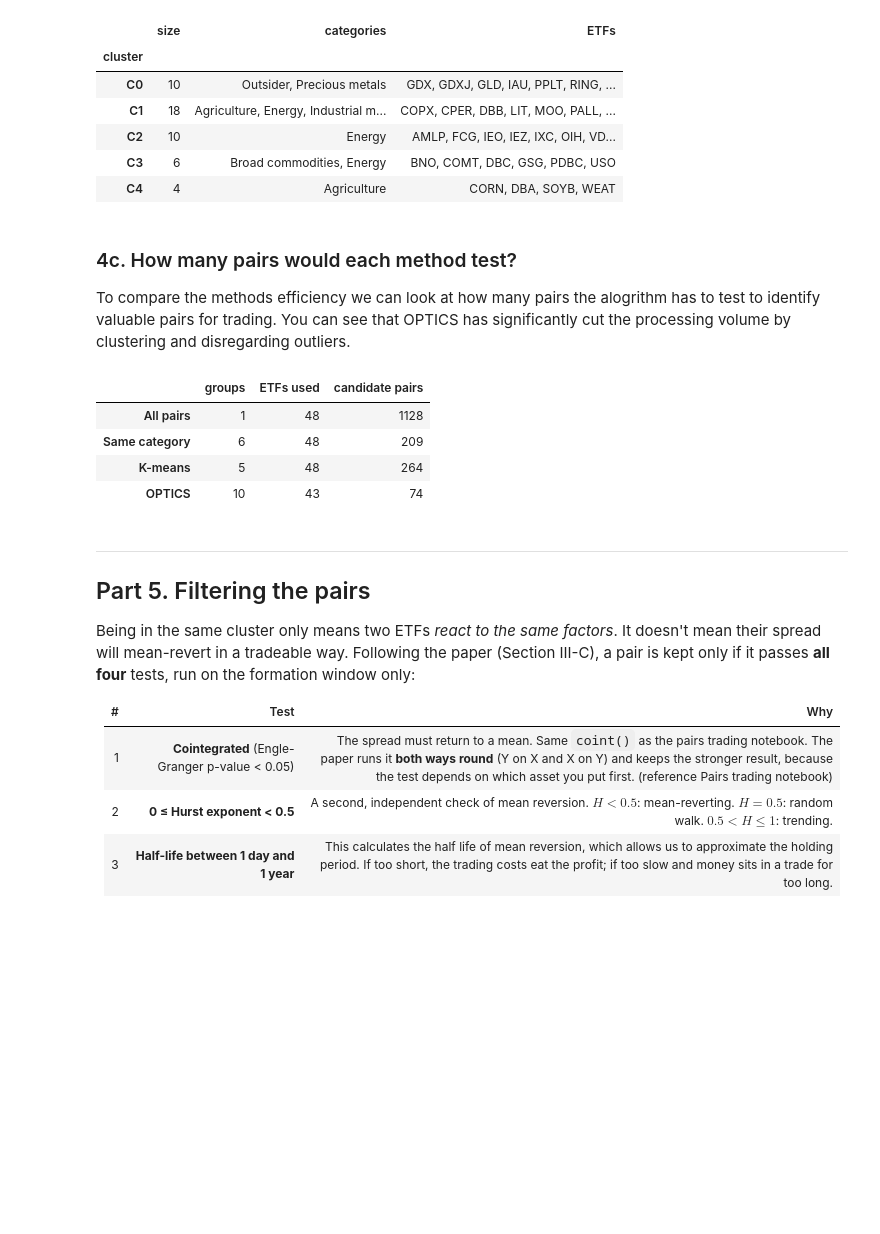
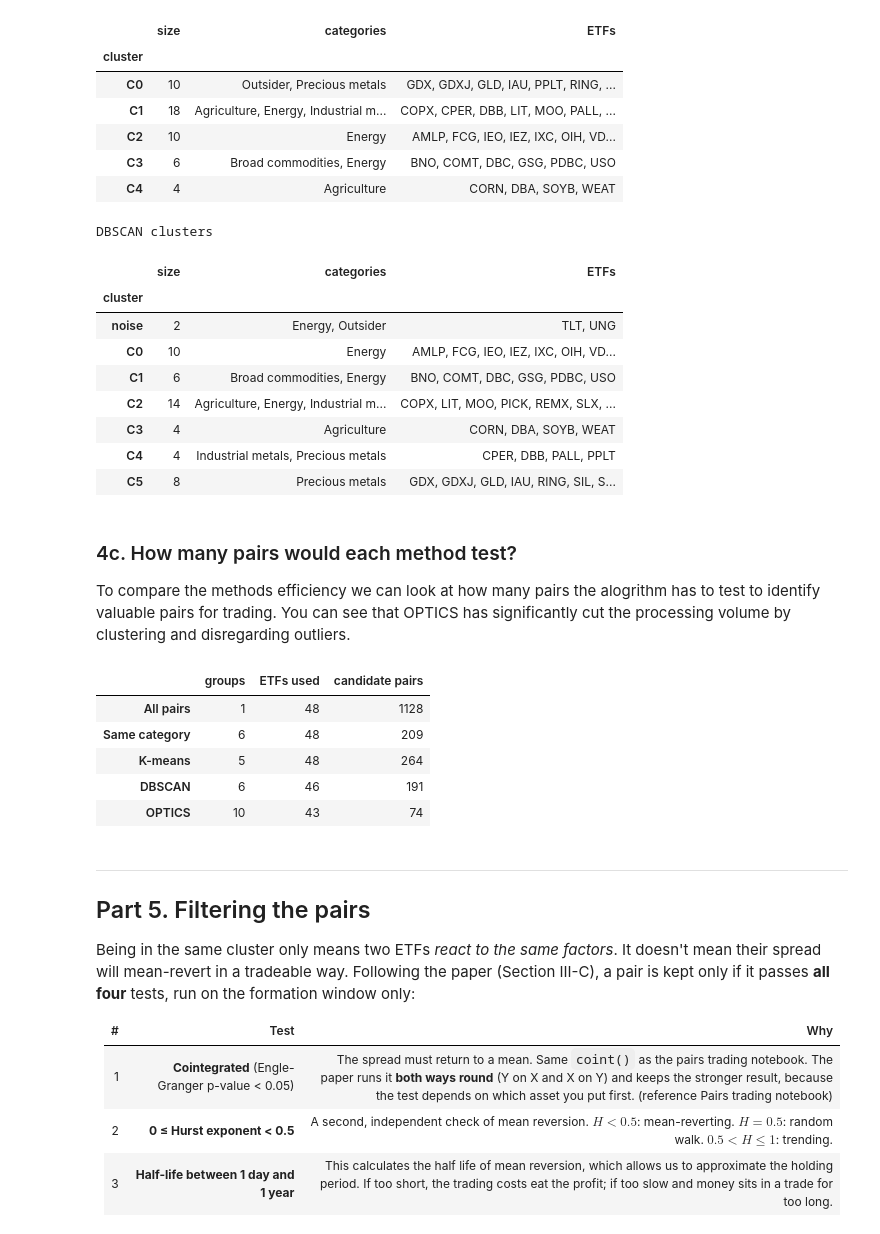
Before and after one commit to emesefw/OPTICS-model-for-Pairs-Trading, a Jupyter notebook: clustering_pairs_pipeline.ipynb, the cells around one changed output. Saved outputs shown, nothing was run; the diff lists cells and outputs as text; code cells hidden in the pictures; blank space fills up the shorter version.

```diff
--- a/clustering_pairs_pipeline.ipynb
+++ b/clustering_pairs_pipeline.ipynb
@@ -531,6 +560,20 @@ K-means clusters
 | C2 | 10 | Energy | AMLP, FCG, IEO, IEZ, IXC, OIH, VD... |
 | C3 | 6 | Broad commodities, Energy | BNO, COMT, DBC, GSG, PDBC, USO |
 | C4 | 4 | Agriculture | CORN, DBA, SOYB, WEAT |
+# %%
+print("DBSCAN clusters")
+describe_clusters(dbscan_labels)
+# %% [output]
+DBSCAN clusters
+|  | size | categories | ETFs |
+| cluster |  |  |  |
+| noise | 2 | Energy, Outsider | TLT, UNG |
+| C0 | 10 | Energy | AMLP, FCG, IEO, IEZ, IXC, OIH, VD... |
+| C1 | 6 | Broad commodities, Energy | BNO, COMT, DBC, GSG, PDBC, USO |
+| C2 | 14 | Agriculture, Energy, Industrial m... | COPX, LIT, MOO, PICK, REMX, SLX, ... |
+| C3 | 4 | Agriculture | CORN, DBA, SOYB, WEAT |
+| C4 | 4 | Industrial metals, Precious metals | CPER, DBB, PALL, PPLT |
+| C5 | 8 | Precious metals | GDX, GDXJ, GLD, IAU, RING, SIL, S... |
 # %% [markdown]
 ### 4c. How many pairs would each method test?
 
@@ -550,12 +593,14 @@ candidates = {
     "All pairs":     list(combinations(sorted(tickers), 2)),
     "Same category": pairs_within(list(categories[tickers])),
     "K-means":       pairs_within(list(kmeans_labels)),
+    "DBSCAN":        pairs_within(list(dbscan_labels)),
     "OPTICS":        pairs_within(list(optics_labels)),
 }
 
 summary = pd.DataFrame({
-    "groups": [1, categories.nunique(), best_k, n_clusters],
-    "ETFs used": [len(tickers), len(tickers), len(tickers), len(tickers) - n_noise],
+    "groups": [1, categories.nunique(), best_k, dbscan_n_clusters, n_clusters],
+    "ETFs used": [len(tickers), len(tickers), len(tickers),
+                  len(tickers) - dbscan_n_noise, len(tickers) - n_noise],
     "candidate pairs": [len(v) for v in candidates.values()],
 }, index=candidates.keys())
 summary
@@ -564,6 +609,7 @@ summary
 | All pairs | 1 | 48 | 1128 |
 | Same category | 6 | 48 | 209 |
 | K-means | 5 | 48 | 264 |
+| DBSCAN | 6 | 46 | 191 |
 | OPTICS | 10 | 43 | 74 |
 # %% [markdown]
 ---
```
Also changed, not shown: parts of 6 cells of this notebook.
